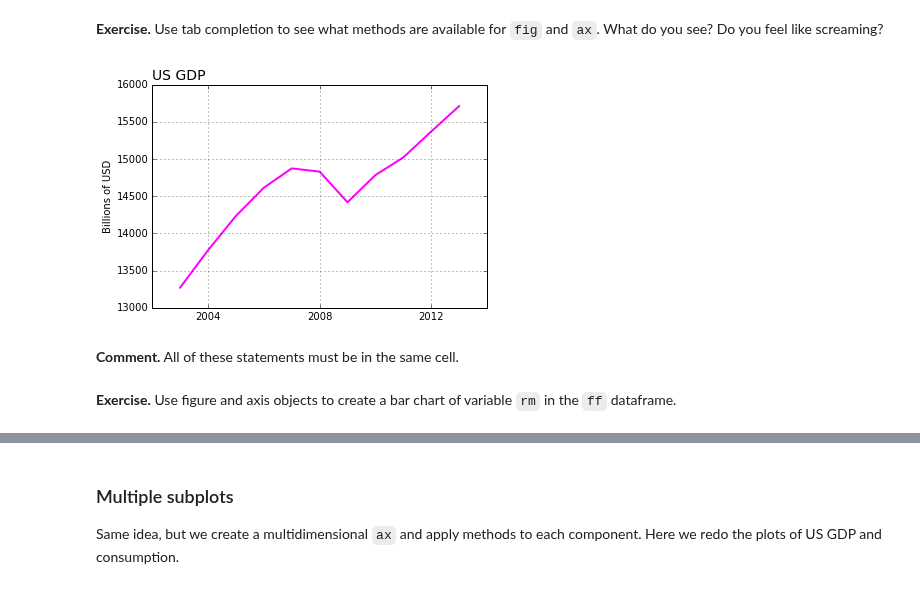
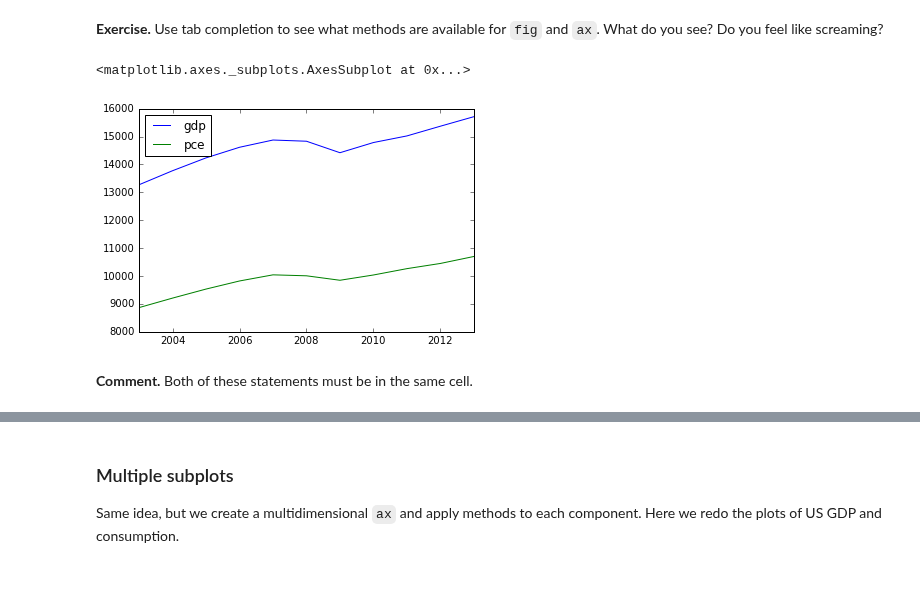
Before and after one commit to DaveBackus/Data_Bootcamp, a Jupyter notebook: Code/IPython/bootcamp_graphics_1.ipynb, the cells around one changed output, grey strips where cells are left out. Saved outputs shown, nothing was run; the diff lists cells and outputs as text; code cells hidden in the pictures.

```diff
--- a/Code/IPython/bootcamp_graphics_1.ipynb
+++ b/Code/IPython/bootcamp_graphics_1.ipynb
@@ -310,15 +319,12 @@ We say `fig` is a **figure object** and `ax` is an **axis object**.  This means:
 # %%
 # let's try that again, this time with content
 # create objects
-fig, ax = plt.subplots()
+fig, axe = plt.subplots()
 
 # add things by applying methods to ax
-ax.plot(us.index, us['gdp'], linewidth=2, color='magenta')
-ax.set_title('US GDP', fontsize=14, loc='left')
-ax.set_ylabel('Billions of USD')
-ax.set_xticks([2004, 2008, 2012])
-ax.grid(True)
+us.plot(ax=axe)
 # %% [output]
+<matplotlib.axes._subplots.AxesSubplot at 0x...>
-[figure, old version]
+[figure, new version]
 # %% [markdown]
-**Comment.** All of these statements must be in the same cell.
+**Comment.** Both of these statements must be in the same cell.
@@ -328,2 +330,0 @@ fig.savefig('../Temp/us_gdp.pdf')
-# %% [markdown]
-**Exercise.** Use figure and axis objects to create a bar chart of variable `rm` in the `ff` dataframe.
```
Also changed, not shown: parts of 56 cells of this notebook, 3 other files.
